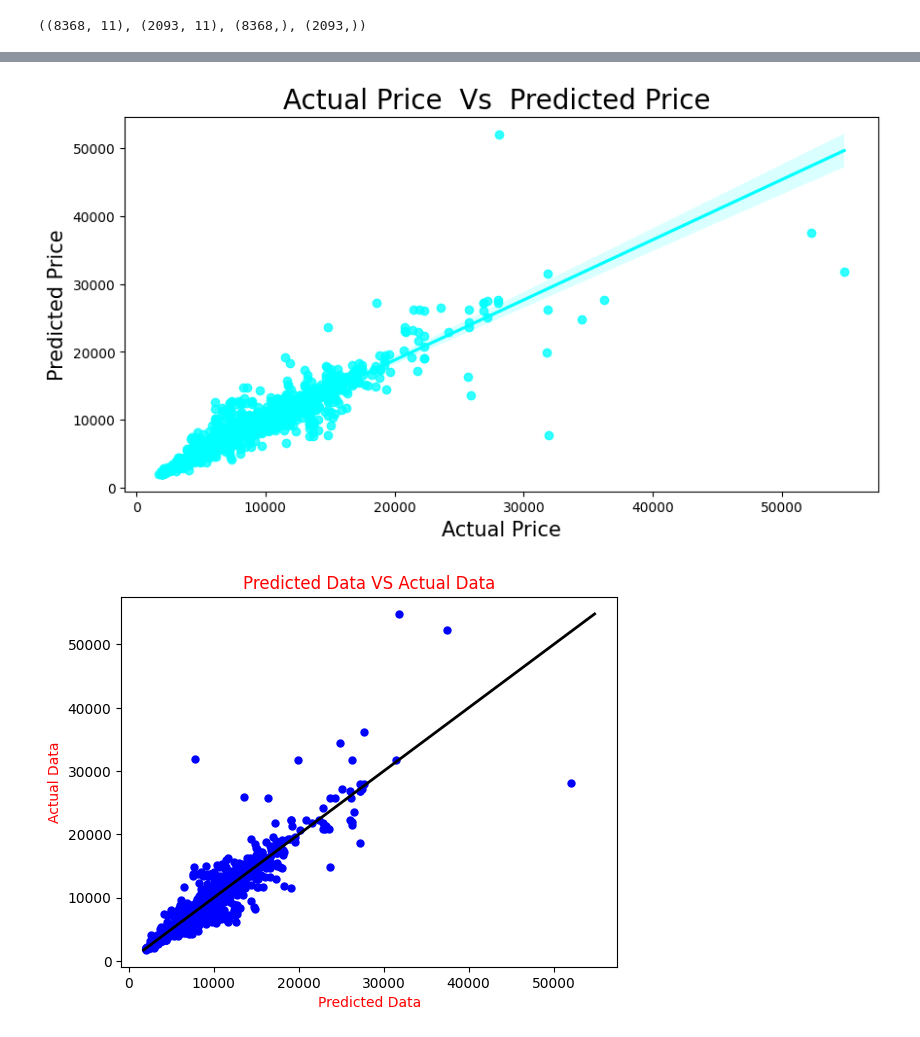
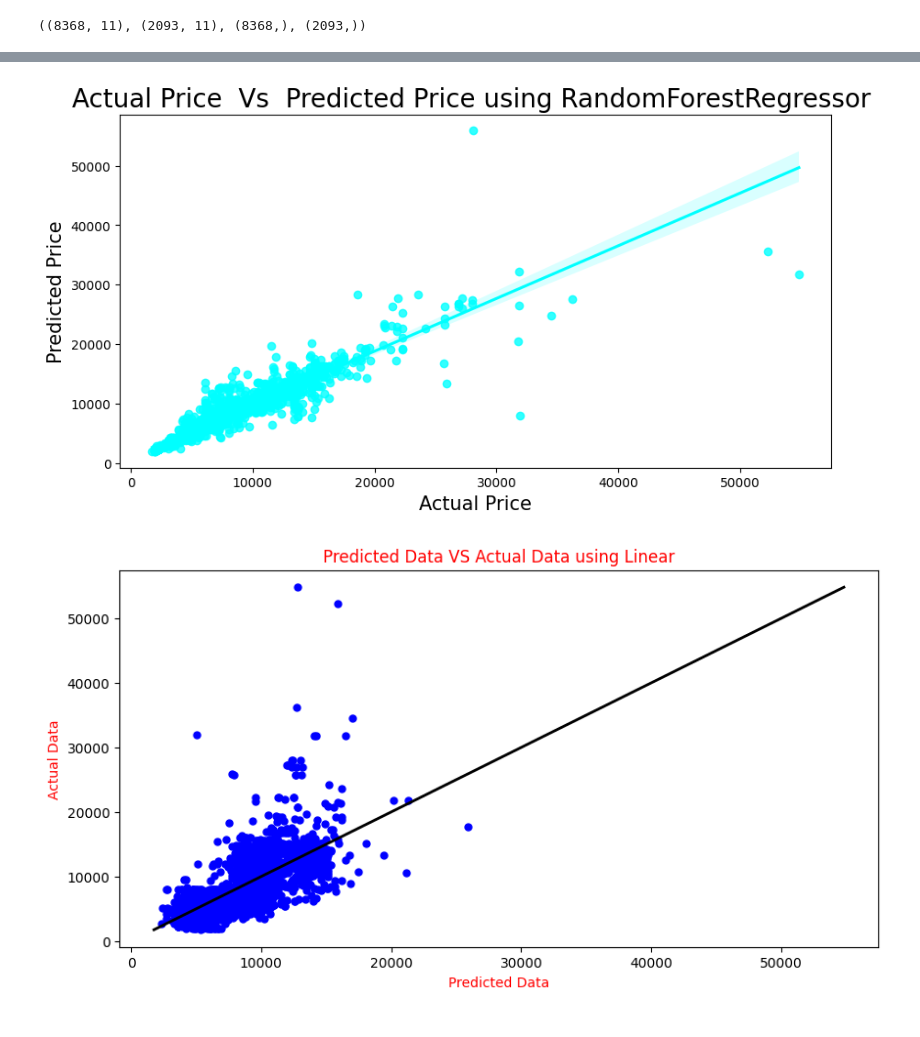
Before and after one commit to Vanniee007/ADA-Final-Project-20CQ.PTDL.05, a Jupyter notebook: FinalProject.ipynb, the cells around one changed output, grey strips where cells are left out. Cells and saved outputs as stored; diff of their text form; code cells hidden in the pictures.

```diff
--- a/FinalProject.ipynb
+++ b/FinalProject.ipynb
@@ -613,41 +630,3 @@ plt.show()
 # %% [markdown]
 
 ## 8. Giá vé có thay đổi theo thời gian đi và đến không?
-# %%
-# ReplReplace 'Jet Airways' with the desired airline
-airline = 'Jet Airways'
-# Replace '01/05/2019' with the specific date you want to filter
-specific_date = '01/03/2019'
-specific_date = pd.to_datetime(specific_date, format='%d/%m/%Y')
-
-source = 'Banglore'
-des = 'New Delhi'
-merged_data['Departure_Hour'] = pd.to_datetime(merged_data['Dep_Time'], format='%H:%M').dt.hour
-
-# Create a new column for the time of day
-merged_data['Departure_TimeOfDay'] = pd.cut(merged_data['Departure_Hour'], bins=[0, 6, 12, 18, 24], labels=['Night', 'Morning', 'Afternoon', 'Evening'])
-# Filter data for the specific airline and specific date
-filtered_data = merged_data[(merged_data['Airline'] == airline) & (merged_data['Date_of_Journey'] == specific_date) & (merged_data['Source'] == source)
-                     & (merged_data['Destination'] == des)]
-
-# Biểu đồ giá vé trung bình theo khung giờ khởi hành
-plt.figure(figsize=(12, 6))
-sns.barplot(x='Departure_TimeOfDay', y='Price', data=filtered_data)
-plt.title(f'Giá vé trung bình theo khung giờ khởi hành cho {airline}')
-plt.show()
-
-# Convert Arrival_Time to datetime
-merged_data['Arrival_Hour'] = pd.to_datetime(merged_data['Arrival_Time'], format='%H:%M').dt.hour
-
-# Create a new column for the time of day for arrival
-merged_data['Arrival_TimeOfDay'] = pd.cut(merged_data['Arrival_Hour'], bins=[0, 6, 12, 18, 24], labels=['Night', 'Morning', 'Afternoon', 'Evening'])
-
-# Filter data for the specific airline and specific date
-filtered_data_arrival = merged_data[(merged_data['Airline'] == airline) & (merged_data['Arrival_Date'] == specific_date) & (merged_data['Source'] == source)
-                              & (merged_data['Destination'] == des)]
-
-#Biểu đồ giá vé trung bình theo khung giờ đến
-plt.figure(figsize=(12, 6))
-sns.barplot(x='Arrival_TimeOfDay', y='Price', data=filtered_data_arrival)
-plt.title(f'Giá vé trung bình theo khung giờ đến cho {airline}')
-plt.show()
@@ -821,7 +874,7 @@ def drop_useless_col(df, cols):
 #Bỏ Duration vì đã có arrival_time
 #Bỏ date_of journey vì đã có day, month, year là 2019 nên không tính
 #
-df = drop_useless_col(df, [ 'Route', 'Duration', 'Date_of_Journey', 'Arrival_Date', 'Departure_TimeOfDay','Arrival_TimeOfDay', 'Departure_Hour','Arrival_Hour'])
+df = drop_useless_col(df, [ 'Route', 'Duration', 'Date_of_Journey', 'Arrival_Date', 'Departure_Hour','Arrival_Hour'])
 df.head()
 # %% [output]
 |  | Airline | Source | Destination | Dep_Time | Arrival_Time | Total_Stops | Additional_Info | Price | Month | ... |
@@ -1003,9 +1092,9 @@ result.sample(10)
 # %%
 plt.figure(figsize=(10,5))
 sns.regplot(x='Price_actual',y='Price_pred',data=result,color='cyan')
-plt.title('Actual Price  Vs  Predicted Price ',fontsize=20)
+plt.title('Actual Price  Vs  Predicted Price using RandomForestRegressor ',fontsize=20)
 plt.xlabel('Actual Price',fontsize=15)
 plt.ylabel('Predicted Price',fontsize=15)
 plt.show()
 # %% [output]
-[figure, old version]
+[figure, new version]
@@ -1012,10 +1106,11 @@ plt.show()
 # %%
 #Plotting the results
-plt.scatter(y_pred,y_test,c='blue',marker='o',s=25)
+plt.figure(figsize=(10,5))
+plt.scatter(y_pred_ln2,y_test,c='blue',marker='o',s=25)
 plt.plot([y_test.min(),y_test.max()],[y_test.min(),y_test.max()],c='black',lw=2)
 plt.xlabel('Predicted Data',c='red')
 plt.ylabel('Actual Data',c='red')
-plt.title('Predicted Data VS Actual Data',c='red')
+plt.title('Predicted Data VS Actual Data using Linear',c='red')
 plt.show()
 # %% [output]
-[figure, old version]
+[figure, new version]
```
Also changed, not shown: parts of 20 cells of this notebook.
